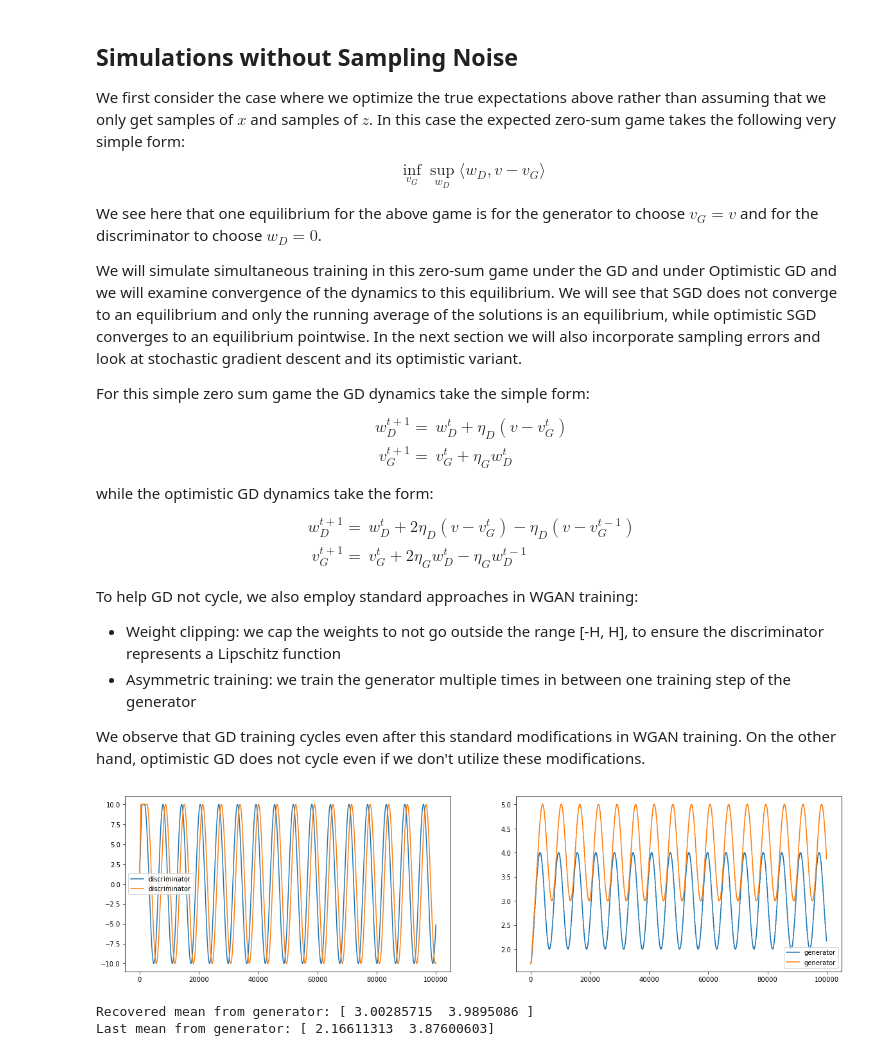
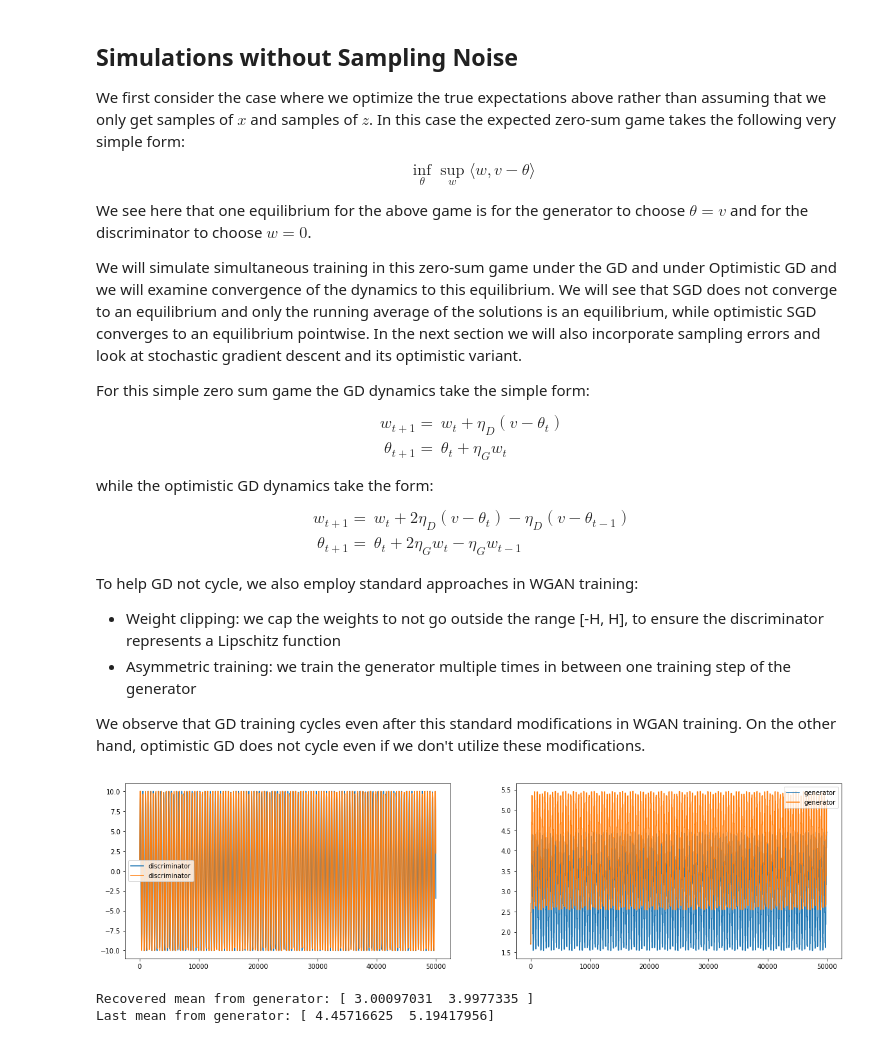
Before and after one commit to vsyrgkanis/optimistic_GAN_training, a Jupyter notebook: notebooks/Simple_GAN_example.ipynb, the cells around one changed output. Saved outputs shown, nothing was run; the diff lists cells and outputs as text; code cells hidden in the pictures.

```diff
--- a/notebooks/Simple_GAN_example.ipynb
+++ b/notebooks/Simple_GAN_example.ipynb
@@ -13,6 +13,7 @@ def plot_weights(w_D, v_G):
     plt.legend()
     plt.show()
 
-    print("Recovered mean from generator: {}".format(np.mean(v_G, axis=0)))
+    print("Recovered mean from generator: {}"
+          .format(np.mean(v_G, axis=0)))
     print("Last mean from generator: {}".format(v_G[-1]))
 # %% [markdown]
@@ -52,22 +56,22 @@ v = [3, 4]
 
 We first consider the case where we optimize the true expectations above rather than assuming that we only get samples of $x$ and samples of $z$. In this case the expected zero-sum game takes the following very simple form:
 \begin{equation}
-\inf_{v_G} \sup_{w_D}   \langle w_D, v-v_G \rangle
+\inf_{\theta} \sup_{w}   \langle w, v-\theta \rangle
 \end{equation}
 
-We see here that one equilibrium for the above game is for the generator to choose $v_G=v$ and for the discriminator to choose $w_D = 0$.
+We see here that one equilibrium for the above game is for the generator to choose $\theta=v$ and for the discriminator to choose $w = 0$.
 
 We will simulate simultaneous training in this zero-sum game under the GD and under Optimistic GD and we will examine convergence of the dynamics to this equilibrium. We will see that SGD does not converge to an equilibrium and only the running average of the solutions is an equilibrium, while optimistic SGD converges to an equilibrium pointwise. In the next section we will also incorporate sampling errors and look at stochastic gradient descent and its optimistic variant.
 
 For this simple zero sum game the GD dynamics take the simple form:
 \begin{align}
-w_D^{t+1} =& w_D^{t} + \eta_D (v - v_G^{t})\\
-v_G^{t+1} =& v_G^{t} + \eta_G w_D^t
+w_{t+1} =& w_{t} + \eta_D (v - \theta_{t})\\
+\theta_{t+1} =& \theta_{t} + \eta_G w_t
 \end{align}
 while the optimistic GD dynamics take the form:
 \begin{align}
-w_D^{t+1} =& w_D^{t} + 2\eta_D (v - v_G^{t}) - \eta_D (v-v_G^{t-1})\\
-v_G^{t+1} =& v_G^{t} + 2\eta_G w_D^t - \eta_G w_D^{t-1}
+w_{t+1} =& w_{t} + 2\eta_D (v - \theta_{t}) - \eta_D (v-\theta_{t-1})\\
+\theta_{t+1} =& \theta_{t} + 2\eta_G w_t - \eta_G w_{t-1}
 \end{align}
 
 To help GD not cycle, we also employ standard approaches in WGAN training:
@@ -76,24 +80,29 @@ To help GD not cycle, we also employ standard approaches in WGAN training:
 
 We observe that GD training cycles even after this standard modifications in WGAN training. On the other hand, optimistic GD does not cycle even if we don't utilize these modifications.
 # %%
-# GD Training on the expected loss
-T = 100000
+# GD with Clipping on the expected loss
+T = 50000
 clip_D = 10
 clip_G = 10
-eta_D = .01
-eta_G = .01
-train_gen_every = 100
-w_D = 1.4*np.ones((T, dim))
-v_G = 1.7*np.ones((T, dim))
+eta_D = .1
+eta_G = .1
+train_gen_every = 50
+w = 1.4*np.ones((T, dim))
+theta = 1.7*np.ones((T, dim))
 
 for t in range(1,T):
-    w_D[t] = np.clip(w_D[t-1] + eta_D * (v-v_G[t-1]), -clip_D, clip_D)
-    v_G[t] = np.clip(v_G[t-1] + eta_G * (w_D[t-1]), -clip_G, clip_G) if t % train_gen_every == 0 else v_G[t-1]
+    w[t] = np.clip(w[t-1] + eta_D * (v - theta[t-1]),
+                   -clip_D, clip_D)
+    if t % train_gen_every == 0:
+        theta[t] = np.clip(theta[t-1] + eta_G * (w[t-1]),
+                       -clip_G, clip_G)
+    else:
+        theta[t] = theta[t-1]
 
-plot_weights(w_D, v_G)
+plot_weights(w, theta)
 # %% [output]
-[figure, old version]
+[figure, new version]
-Recovered mean from generator: [ 3.00285715  3.9895086 ]
-Last mean from generator: [ 2.16611313  3.87600603]
+Recovered mean from generator: [ 3.00097031  3.9977335 ]
+Last mean from generator: [ 4.45716625  5.19417956]
 # %%
 # Optimistic GD Training on the expected loss
```
Also changed, not shown: parts of 19 cells of this notebook.
